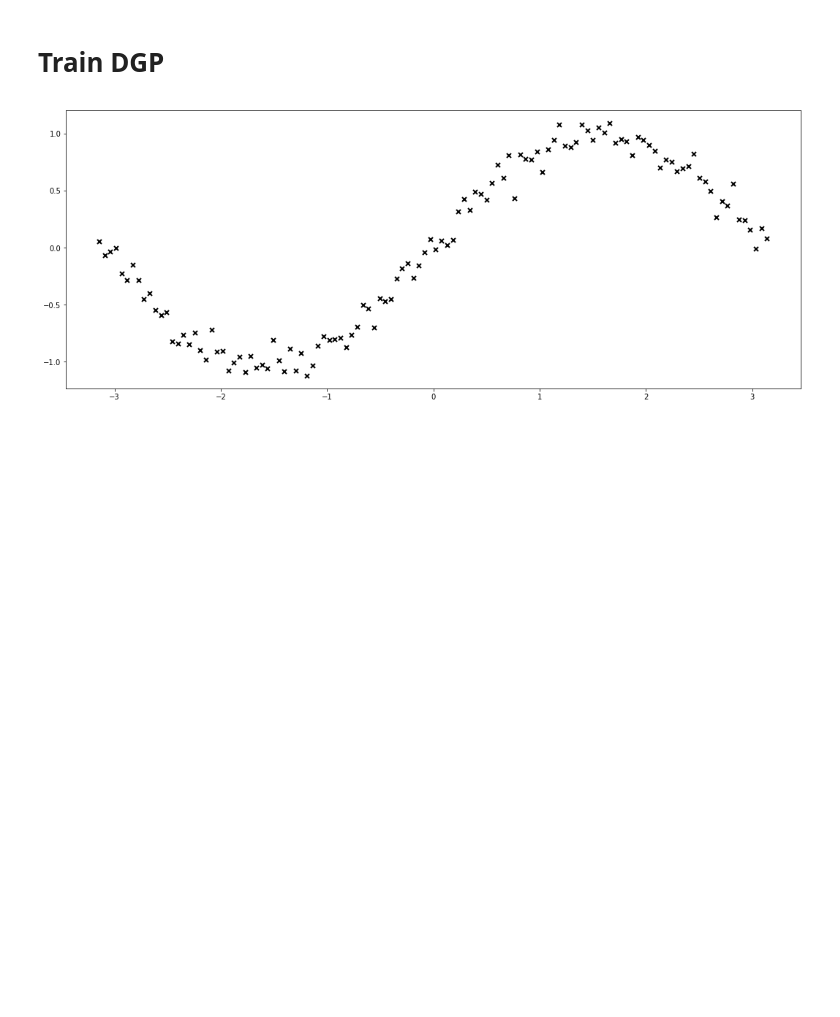
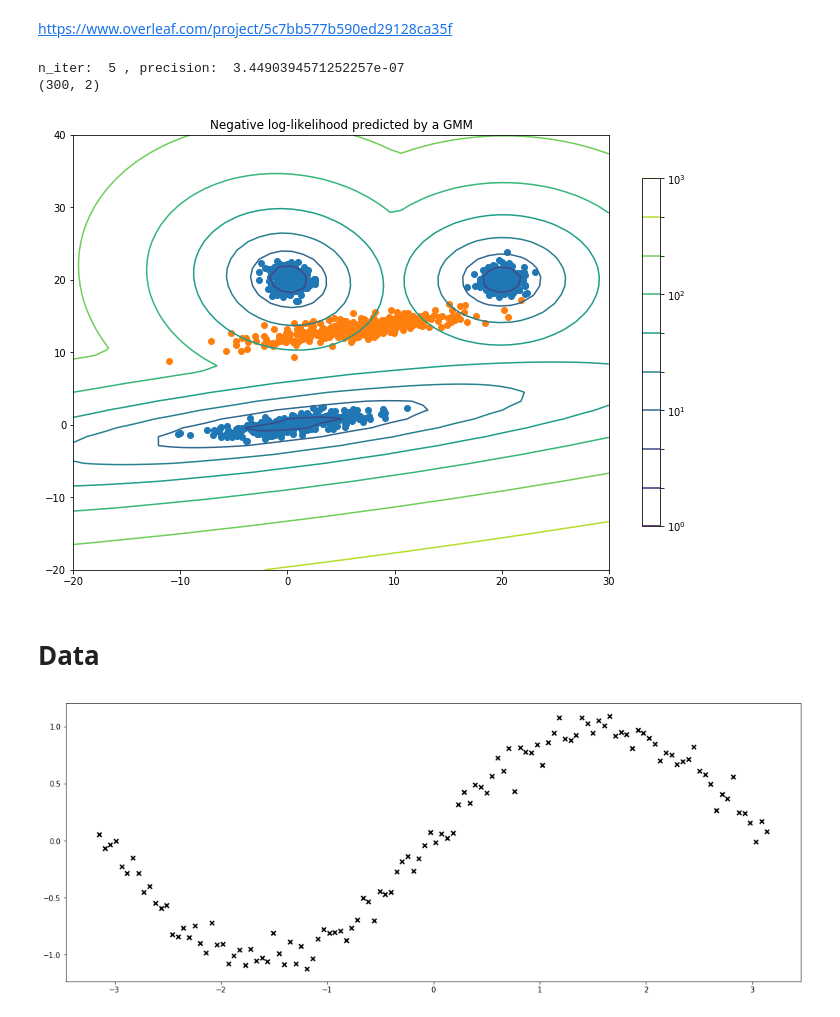
Before and after one commit to ngnawejonas/gp_moe, a Jupyter notebook: gp_functions_Train-C12.ipynb, the cells around one changed output. Drawn from its saved outputs; the diff is of its cells as text; code cells hidden in the pictures; blank space fills up the shorter version.

Commit message:
new with barycenter of GMM

```diff
--- a/gp_functions_Train-C12.ipynb
+++ b/gp_functions_Train-C12.ipynb
@@ -1,3 +1,5 @@
+# %% [markdown]
+https://www.overleaf.com/project/5c7bb577b590ed29128ca35f
 # %%
 from gp import *
 %matplotlib inline
@@ -4,3 +52,55 @@ from gp import *
+# %%
+from matplotlib.colors import LogNorm
+from sklearn import mixture
+
+n_samples = 300
+
+# generate random sample, two components
+np.random.seed(42)
+
+# generate spherical data centered on (20, 20)
+shifted_gaussian1 = np.random.randn(n_samples, 2) + np.array([20, 20])
+
+# generate spherical data centered on (20, 20)
+shifted_gaussian2 = np.random.randn(n_samples, 2) + np.array([0, 20])
+
+# generate zero centered stretched Gaussian data
+C = np.array([[0., -0.7], [3.5, .7]])
+stretched_gaussian = np.dot(np.random.randn(n_samples, 2), C)
+
+# concatenate the two datasets into the final training set
+X_train = np.vstack([shifted_gaussian1, shifted_gaussian2, stretched_gaussian])
+
+# fit a Gaussian Mixture Model with two components
+gmm = mixture.GaussianMixture(n_components=3, covariance_type='full')
+gmm.fit(X_train)
+
+# display predicted scores by the model as a contour plot
+x = np.linspace(-20., 30.)
+y = np.linspace(-20., 40.)
+X, Y = np.meshgrid(x, y)
+XX = np.array([X.ravel(), Y.ravel()]).T
+Z = -gmm.score_samples(XX)
+Z = Z.reshape(X.shape)
+
+plt.figure(figsize=(12,8))
+CS = plt.contour(X, Y, Z, norm=LogNorm(vmin=1.0, vmax=1000.0),
+                 levels=np.logspace(0, 3, 10))
+CB = plt.colorbar(CS, shrink=0.8, extend='both')
+plt.scatter(X_train[:, 0], X_train[:, 1])
+###generate barycenter points
+m_, C_ = barycenter(gmm,fp=1)
+Xb = multivariateGaussianDraw(m_, C_, ndraws=n_samples)
+print(Xb.shape)
+plt.scatter(Xb[:,0], Xb[:,1])
+##
+plt.title('Negative log-likelihood predicted by a GMM')
+plt.axis('tight')
+plt.show()
+# %% [output]
+n_iter:  5 , precision:  3.4490394571252257e-07
+(300, 2)
+[figure, added]
 # %%
 class DistributedGPRegression():
     def __init__(self, X, y, n):
@@ -212,8 +355,8 @@ if __name__ == '__main__':
     # will be based on importing this code and calling
     # specific functions with custom input.
     ##########################
-# %% [markdown]
-# Train DGP
+# %% [markdown]
+# Data
 # %%
 # lambda function, call f(x) to generate data
 #f = lambda x: -np.cos(2*np.pi*x) + 0.5*np.sin(6*np.pi*x)
```
Also changed, not shown: parts of 25 cells of this notebook.
